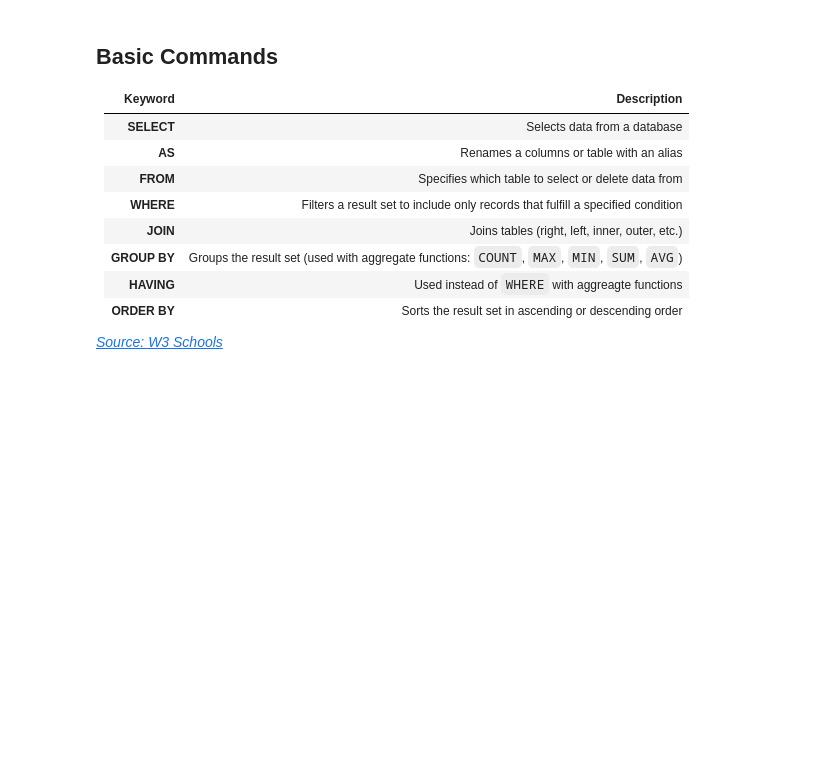
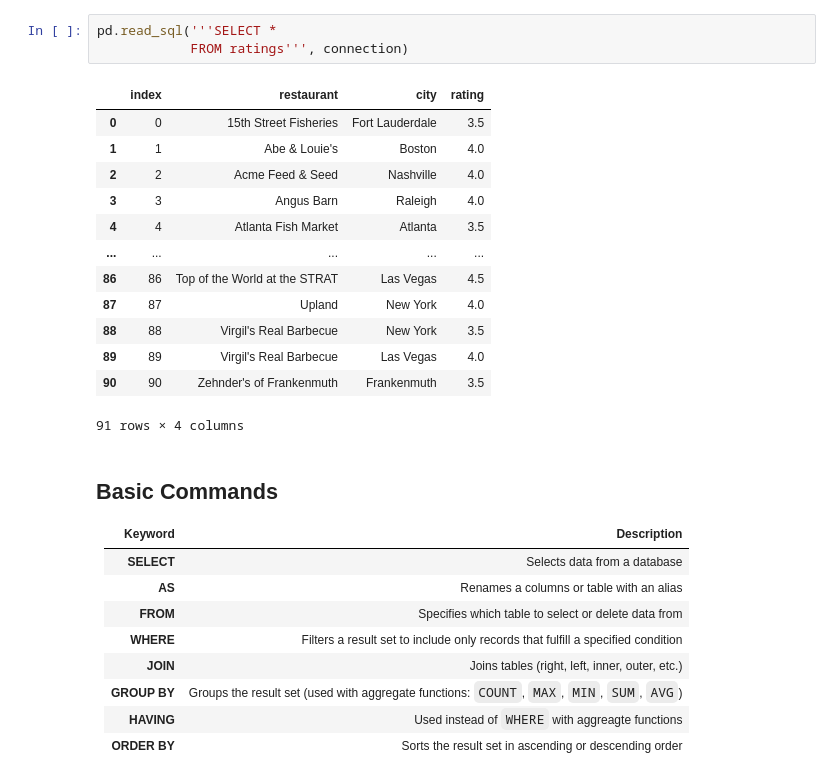
Before and after one commit to DS3Workshops/ds3-wi23-ds-tools-workshops, a Jupyter notebook: notebooks/ds3_sql_workshop.ipynb, the cells around one changed output. Cells and saved outputs as stored; diff of their text form; blank space fills up the shorter version.

````diff
--- a/notebooks/ds3_sql_workshop.ipynb
+++ b/notebooks/ds3_sql_workshop.ipynb
@@ -5,3 +85,20 @@ https://www.kaggle.com/datasets/hugomathien/soccer?resource=download
+# %%
+pd.read_sql('''SELECT *
+            FROM ratings''', connection)
+# %% [output]
+|  | index | restaurant | city | rating |
+| 0 | 0 | 15th Street Fisheries | Fort Lauderdale | 3.5 |
+| 1 | 1 | Abe & Louie's | Boston | 4.0 |
+| 2 | 2 | Acme Feed & Seed | Nashville | 4.0 |
+| 3 | 3 | Angus Barn | Raleigh | 4.0 |
+| 4 | 4 | Atlanta Fish Market | Atlanta | 3.5 |
+| ... | ... | ... | ... | ... |
+| 86 | 86 | Top of the World at the STRAT | Las Vegas | 4.5 |
+| 87 | 87 | Upland | New York | 4.0 |
+| 88 | 88 | Virgil's Real Barbecue | New York | 3.5 |
+| 89 | 89 | Virgil's Real Barbecue | Las Vegas | 4.0 |
+| 90 | 90 | Zehnder's of Frankenmuth | Frankenmuth | 3.5 |
+91 rows × 4 columns
 # %% [markdown]
 ## Basic Commands
 
@@ -15,5 +112,3 @@ https://www.kaggle.com/datasets/hugomathien/soccer?resource=download
 | **GROUP BY**| Groups the result set (used with aggregate functions: ```COUNT```, ```MAX```, ```MIN```, ```SUM```, ```AVG```)
 | **HAVING**| Used instead of ```WHERE``` with aggreagte functions
 | **ORDER BY**| Sorts the result set in ascending or descending order
-
-*[Source: W3 Schools](https://www.w3schools.com/sql/sql_ref_keywords.asp)*
````
Also changed, not shown: parts of 33 cells of this notebook.
